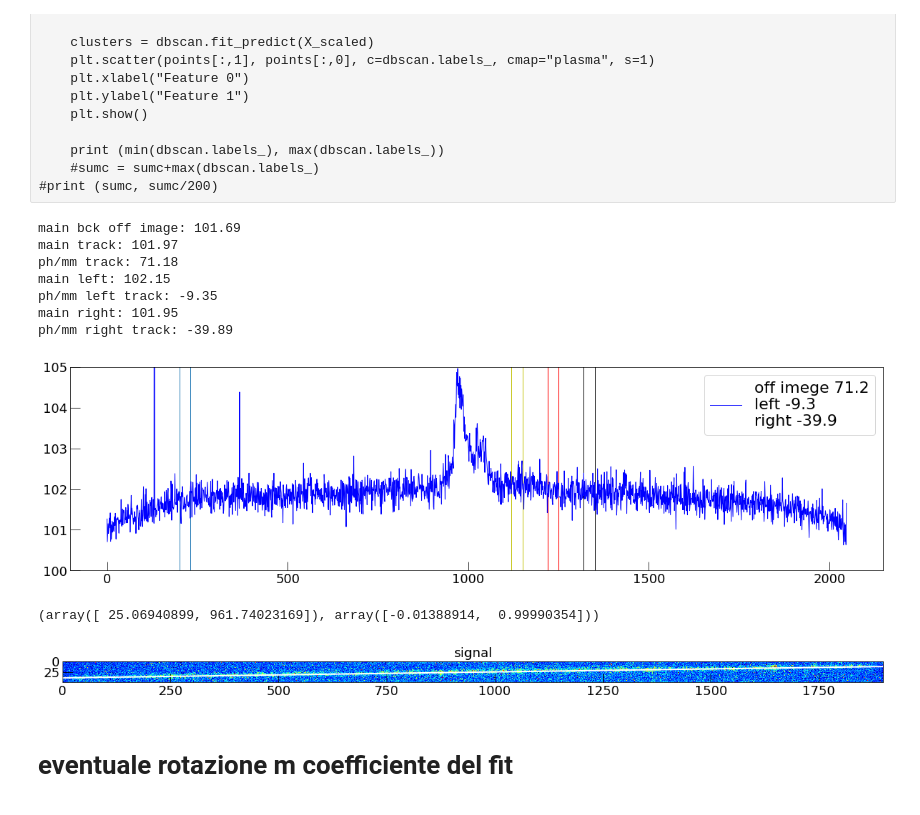
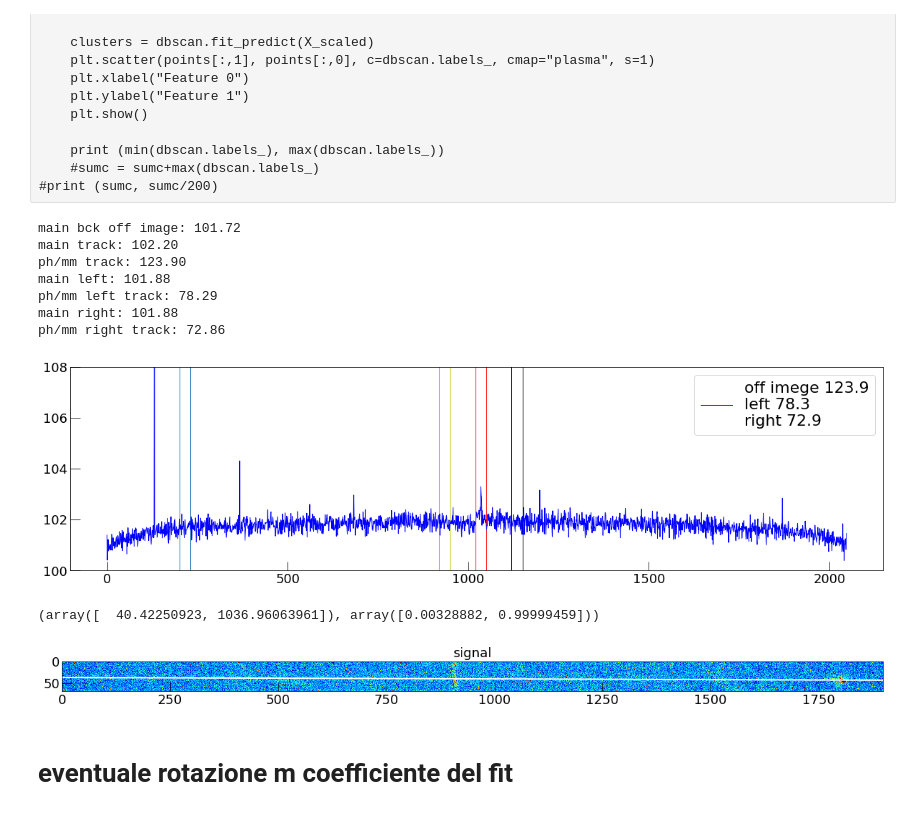
Before and after one commit to gmazzitelli/cygno, a Jupyter notebook: ImageProfiles.ipynb, the cells around one changed output. Saved outputs shown, nothing was run; the diff lists cells and outputs as text; code cells hidden in the pictures.

```diff
--- a/ImageProfiles.ipynb
+++ b/ImageProfiles.ipynb
@@ -203,7 +205,7 @@ for traccia in range (0, 200):
 cy.set_atlas_style("long")
 Yproj       = np.mean(image, axis=1)
 x = np.arange(0, image.shape[0])
-x0 = 1220
+x0 = 1020
 plt.axvline(x=200)
 plt.axvline(x=200+30)
 print("main bck off image: %.2f" % Yproj[200:230].mean())
@@ -224,21 +226,21 @@ print("main right: %.2f" % Yproj[x0+100:x0+100+30].mean())
 righti=(Yproj[x0:x0+30].mean()- Yproj[1100:1130].mean())*2048*pixelscale
 print ("ph/mm right track: %.2f" % righti)
 plt.plot(x, Yproj, 'b', label=('off imege %.1f\nleft %.1f\nright %.1f' % (offi, lefti, righti)))
-plt.ylim(100, 105)
+plt.ylim(100, 108)
 plt.legend()
 plt.show()
 # %% [output]
-main bck off image: 101.69
-main track: 101.97
-ph/mm track: 71.18
-main left: 102.15
-ph/mm left track: -9.35
-main right: 101.95
-ph/mm right track: -39.89
+main bck off image: 101.72
+main track: 102.20
+ph/mm track: 123.90
+main left: 101.88
+ph/mm left track: 78.29
+main right: 101.88
+ph/mm right track: 72.86
-[figure, old version]
+[figure, new version]
 # %%
 cy.set_atlas_style("large")
-[ys,ye,xs,xe] = [950,1000, 100,2000]
+[ys,ye,xs,xe] = [990,1060, 100,2000]
 imageCutted = image[ys:ye,xs:xe]
 
 edges     = (imageCutted > 105) # NEGATVE per settori imageCutted < 108
@@ -248,35 +250,35 @@ points    = np.array(np.nonzero(edges)).T.astype(float)
 model = LineModelND()
 model.estimate(points)
 
 # robustly fit line only using inlier data with RANSAC algorithm
 model_robust, inliers = ransac(points, LineModelND, min_samples=2,
                                residual_threshold=5, max_trials=1000)
 outliers = inliers == False
 
 
 line_x = np.arange(0, imageCutted.shape[1])
 #line_y = model.predict_y(line_x)
 line_y_robust = model_robust.predict_y(line_x)
 q,m = model_robust.params
 print(model_robust.params)
 
 fig, ax = plt.subplots()
 plt.imshow(imageCutted, vmin=cimin,vmax=cimax, cmap='jet')
 #plt.colorbar(shrink=0.6)
 #ax.plot(points[inliers, 1], points[inliers, 0], '.k', alpha=0.6,
 #        label='Inlier data', markersize=6)
 #ax.plot(points[outliers, 1], points[outliers, 0], '.y', alpha=0.6,
 #        label='Outlier data', markersize=6)
 #ax.plot(line_y, line_x, '-y', label='Line model from all data')
 ax.plot(line_y_robust, line_x, '-w', label='line fit', linewidth=2)
 #ax.legend()
 plt.xlim(0,imageCutted.shape[1]-1)
 plt.ylim(imageCutted.shape[0]-1,0)
 plt.title("signal")
 plt.show()
 # %% [output]
-(array([ 25.06940899, 961.74023169]), array([-0.01388914,  0.99990354]))
+(array([  40.42250923, 1036.96063961]), array([0.00328882, 0.99999459]))
-[figure, old version]
+[figure, new version]
 # %% [markdown]
 # eventuale rotazione m coefficiente del fit
 # %%
```
Also changed, not shown: parts of 15 cells of this notebook, 1 other file.
